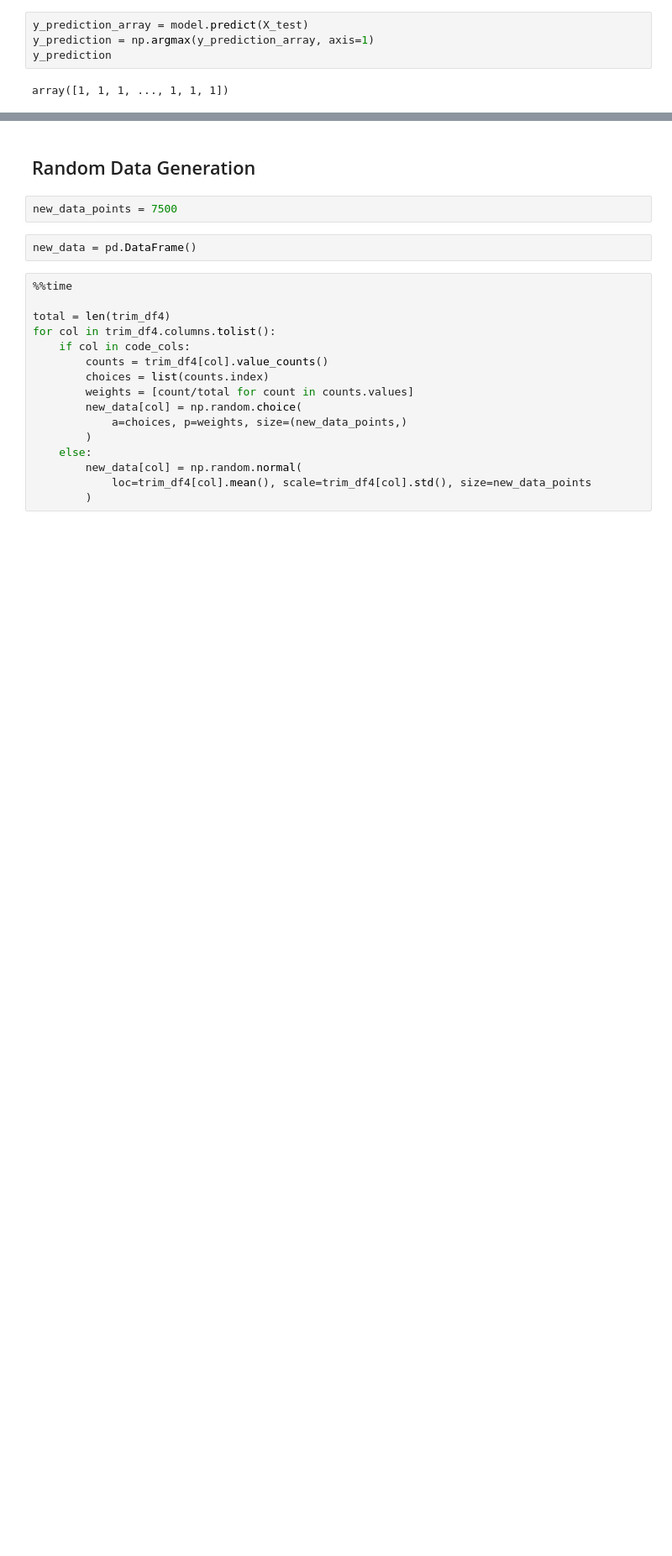
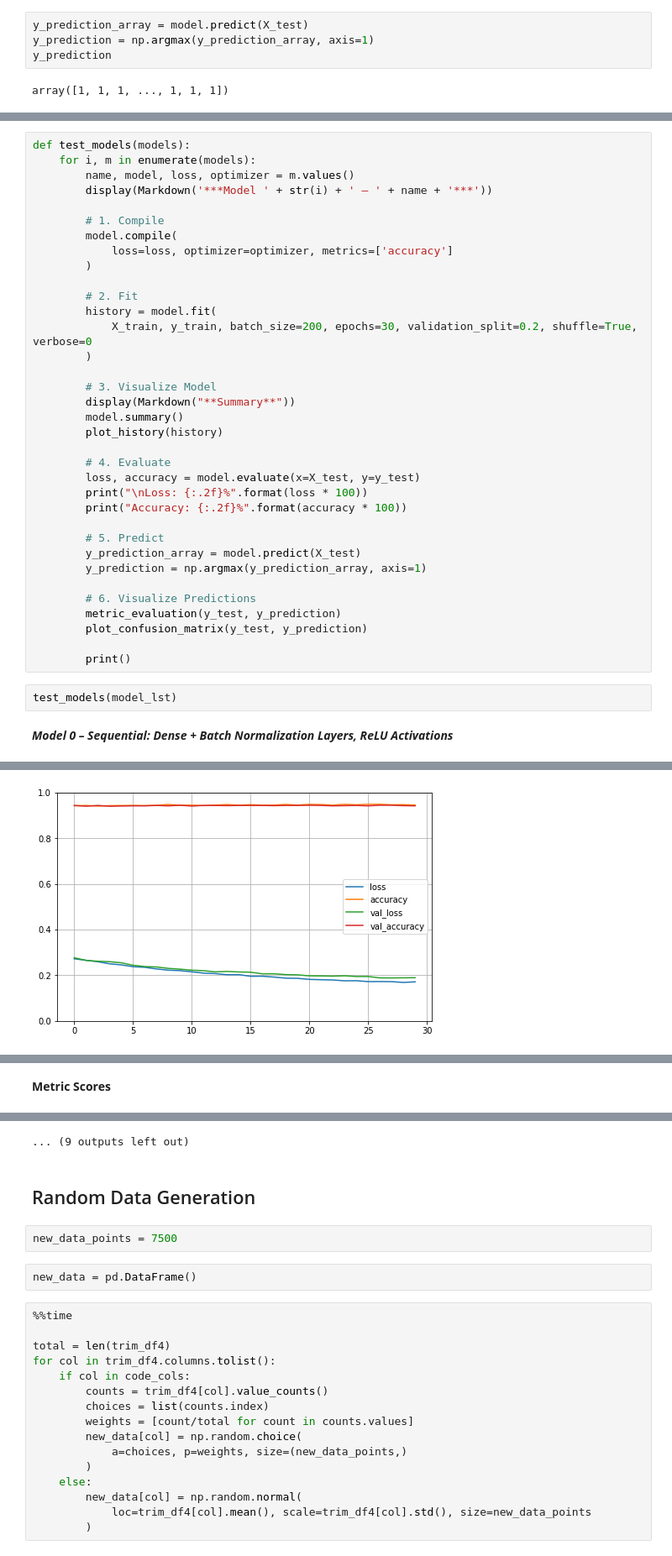
Before and after one commit to iainmuir6/Machine-Learning-with-Coronavirus-Data, a Jupyter notebook: ml_covid_research.ipynb, the cells around one changed output, grey strips where cells are left out. Shown at 84% size. Saved outputs shown, nothing was run; the diff lists cells and outputs as text; blank space fills up the shorter version.

```diff
--- a/ml_covid_research.ipynb
+++ b/ml_covid_research.ipynb
@@ -824,0 +817,39 @@ plt.show()
+# %%
+def test_models(models):
+    for i, m in enumerate(models):
+        name, model, loss, optimizer = m.values()
+        display(Markdown('***Model ' + str(i) + ' – ' + name + '***'))
+
+        # 1. Compile
+        model.compile(
+            loss=loss, optimizer=optimizer, metrics=['accuracy']
+        )
+
+        # 2. Fit
+        history = model.fit(
+            X_train, y_train, batch_size=200, epochs=30, validation_split=0.2, shuffle=True, verbose=0
+        )
+
+        # 3. Visualize Model
+        display(Markdown("**Summary**"))
+        model.summary()
+        plot_history(history)
+
+        # 4. Evaluate
+        loss, accuracy = model.evaluate(x=X_test, y=y_test)
+        print("\nLoss: {:.2f}%".format(loss * 100))
+        print("Accuracy: {:.2f}%".format(accuracy * 100))
+
+        # 5. Predict
+        y_prediction_array = model.predict(X_test)
+        y_prediction = np.argmax(y_prediction_array, axis=1)
+
+        # 6. Visualize Predictions
+        metric_evaluation(y_test, y_prediction)
+        plot_confusion_matrix(y_test, y_prediction)
+
+        print()
+# %%
+test_models(model_lst)
+# %% [output]
+***Model 0 – Sequential: Dense + Batch Normalization Layers, ReLU Activations***
@@ -824,0 +873 @@ plt.show()
+[figure, added]
@@ -824,0 +877 @@ plt.show()
+**Metric Scores**
@@ -825,3 +906,4 @@ plt.show()
+... (9 outputs left out)
 # %% [markdown]
 ## Random Data Generation
 # %%
```
Also changed, not shown: parts of 27 cells of this notebook.
